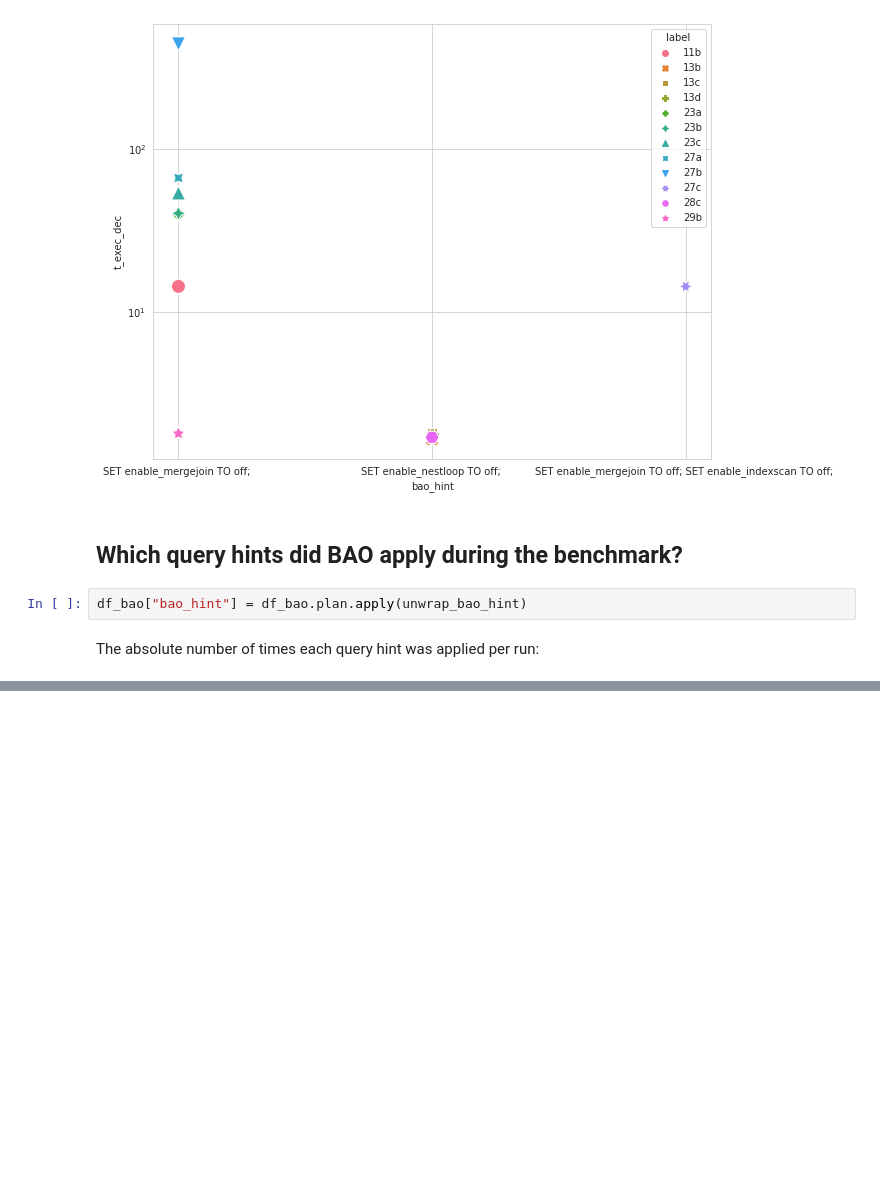
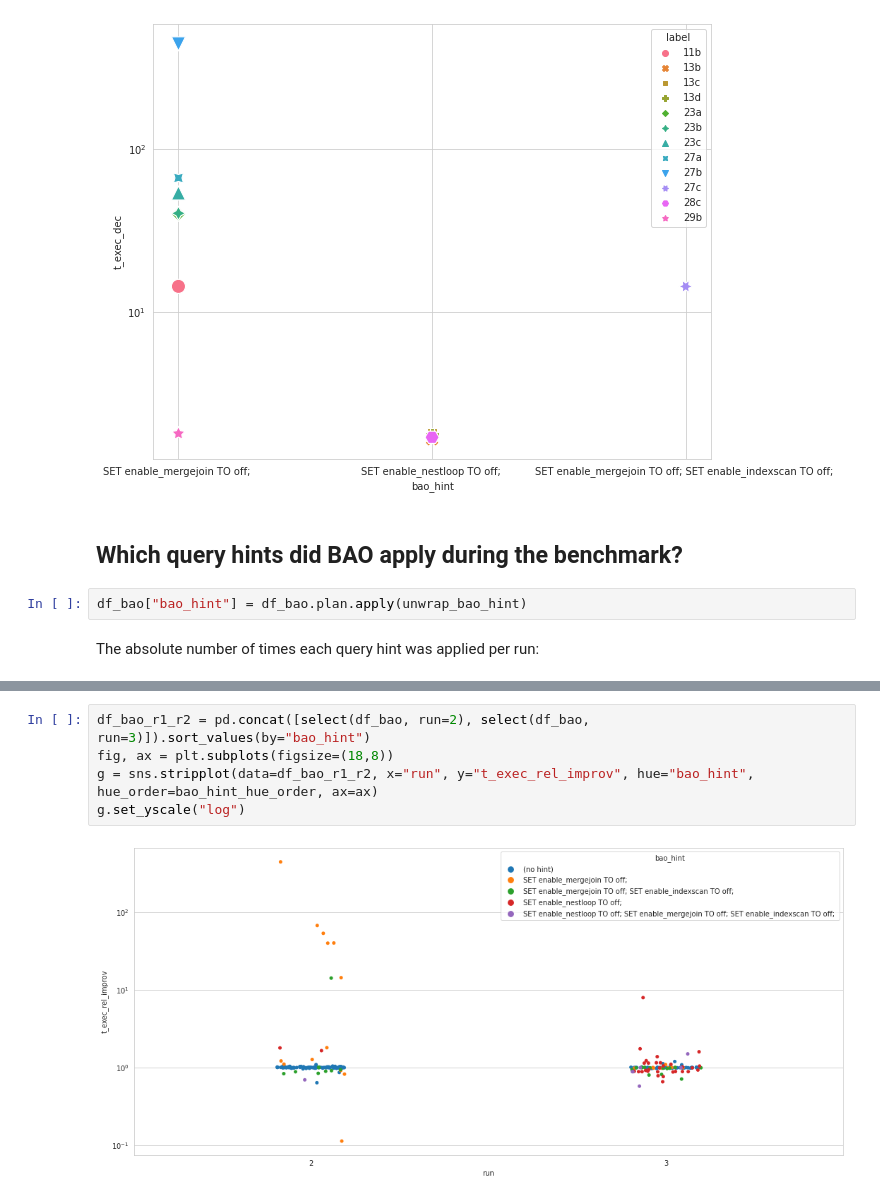
Before and after one commit to rbergm/aft, a Jupyter notebook: pg-bao/Workload Evaluation.ipynb, the cells around one changed output, grey strips where cells are left out. Saved outputs shown, nothing was run; the diff lists cells and outputs as text; blank space fills up the shorter version.

```diff
--- a/pg-bao/Workload Evaluation.ipynb
+++ b/pg-bao/Workload Evaluation.ipynb
@@ -220,0 +224,7 @@ df_bao.groupby("label").apply()
+# %%
+df_bao_r1_r2 = pd.concat([select(df_bao, run=2), select(df_bao, run=3)]).sort_values(by="bao_hint")
+fig, ax = plt.subplots(figsize=(18,8))
+g = sns.stripplot(data=df_bao_r1_r2, x="run", y="t_exec_rel_improv", hue="bao_hint", hue_order=bao_hint_hue_order, ax=ax)
+g.set_yscale("log")
+# %% [output]
+[figure, added]
```
Also changed, not shown: parts of 8 cells of this notebook.
